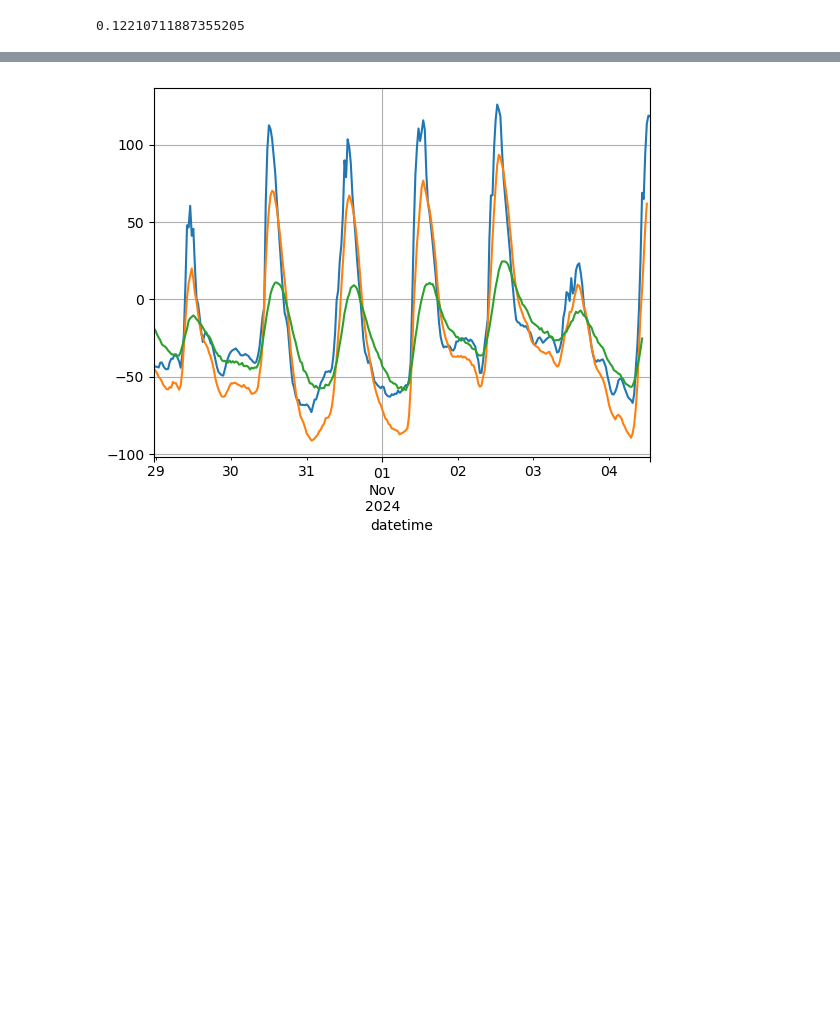
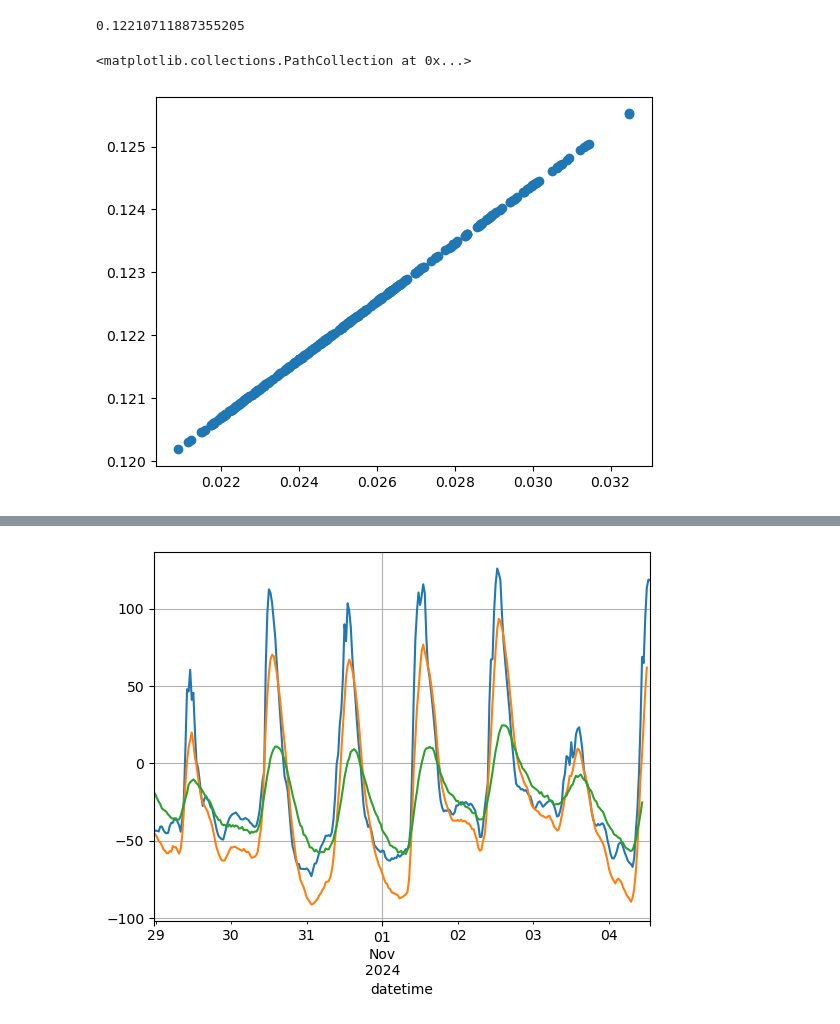
Before and after one commit to utah-geological-survey/MicroMet, a Jupyter notebook: Notebooks/Soil_Heat_Flux_SoilVUE.ipynb, the cells around one changed output, grey strips where cells are left out. Saved outputs shown, nothing was run; the diff lists cells and outputs as text; code cells hidden in the pictures; blank space fills up the shorter version.

```diff
--- a/Notebooks/Soil_Heat_Flux_SoilVUE.ipynb
+++ b/Notebooks/Soil_Heat_Flux_SoilVUE.ipynb
@@ -184,3 +188,8 @@ corrected_lambda = corrected_alpha * heat_capacity_refined
 print(np.median(corrected_lambda))
 # %% [output]
 0.12210711887355205
+# %%
+plt.scatter(vwc_avg, corrected_lambda)
+# %% [output]
+<matplotlib.collections.PathCollection at 0x...>
+[figure, added]
```
Also changed, not shown: parts of 5 cells of this notebook, 2 other files.
